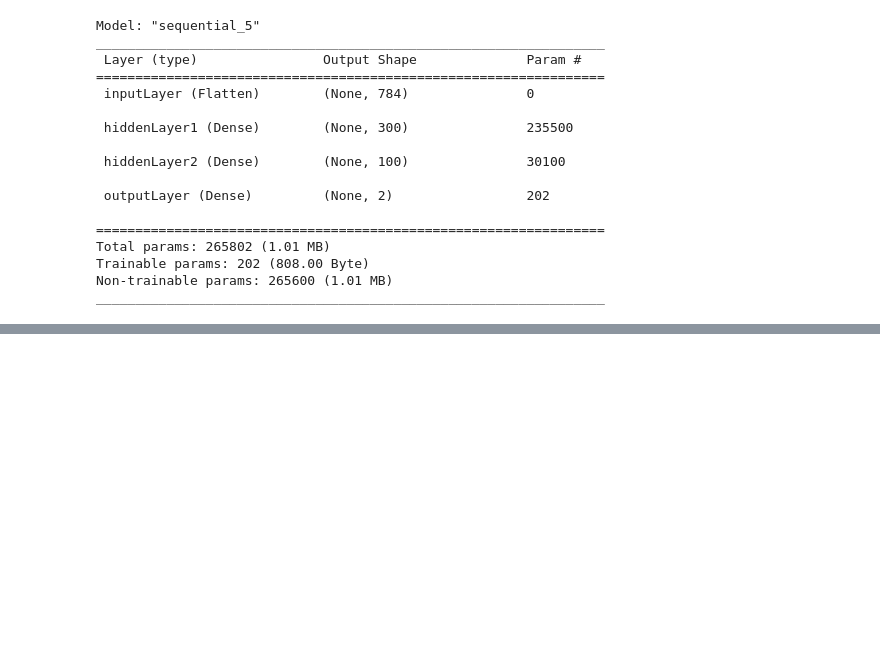
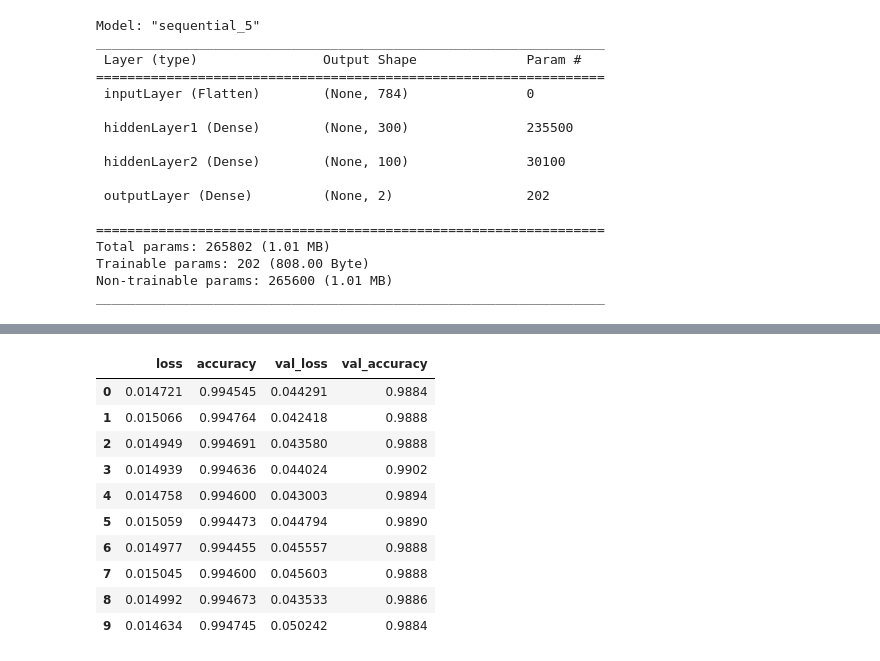
Before and after one commit to syedshahlal/Understanding_Computer_Vision, a Jupyter notebook: Transfer_learning.ipynb, the cells around one changed output, grey strips where cells are left out. Drawn from its saved outputs; the diff is of its cells as text; code cells hidden in the pictures; blank space fills up the shorter version.

```diff
--- a/Transfer_learning.ipynb
+++ b/Transfer_learning.ipynb
@@ -252,0 +307,14 @@ _________________________________________________________________
+# %%
+history
+# %% [output]
+|  | loss | accuracy | val_loss | val_accuracy |
+| 0 | 0.014721 | 0.994545 | 0.044291 | 0.9884 |
+| 1 | 0.015066 | 0.994764 | 0.042418 | 0.9888 |
+| 2 | 0.014949 | 0.994691 | 0.043580 | 0.9888 |
+| 3 | 0.014939 | 0.994636 | 0.044024 | 0.9902 |
+| 4 | 0.014758 | 0.994600 | 0.043003 | 0.9894 |
+| 5 | 0.015059 | 0.994473 | 0.044794 | 0.9890 |
+| 6 | 0.014977 | 0.994455 | 0.045557 | 0.9888 |
+| 7 | 0.015045 | 0.994600 | 0.045603 | 0.9888 |
+| 8 | 0.014992 | 0.994673 | 0.043533 | 0.9886 |
+| 9 | 0.014634 | 0.994745 | 0.050242 | 0.9884 |
```
Also changed, not shown: parts of 8 cells of this notebook.
